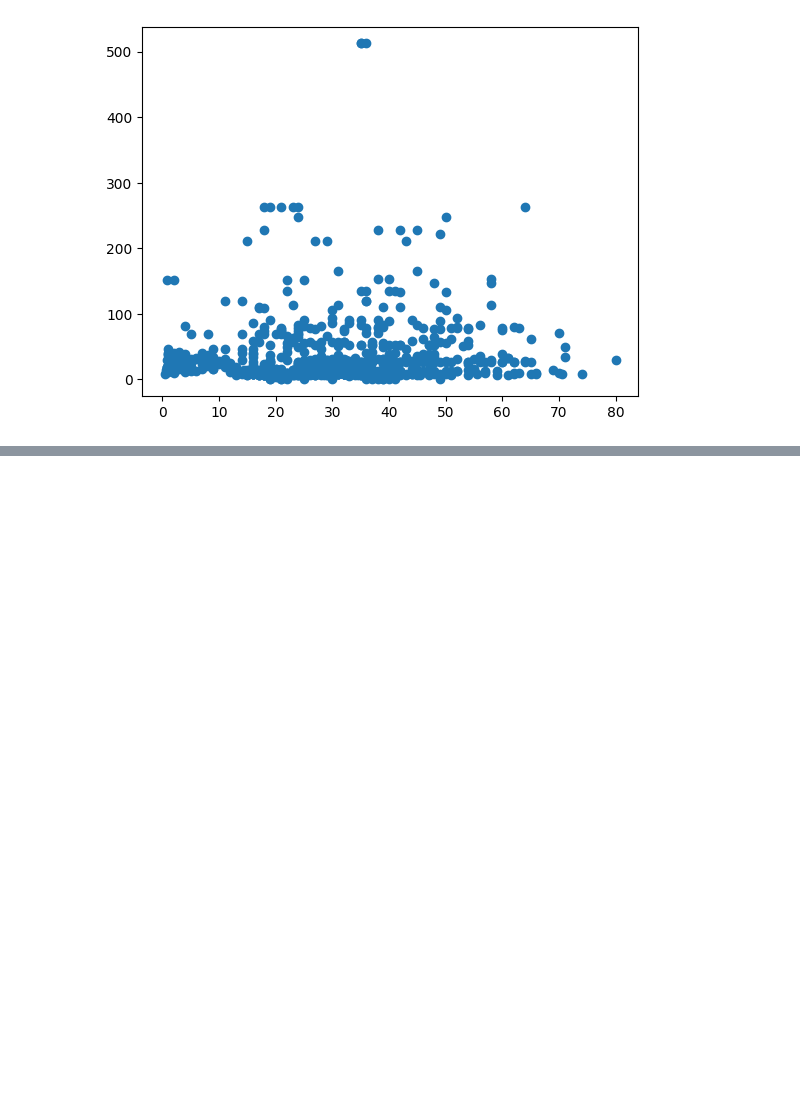
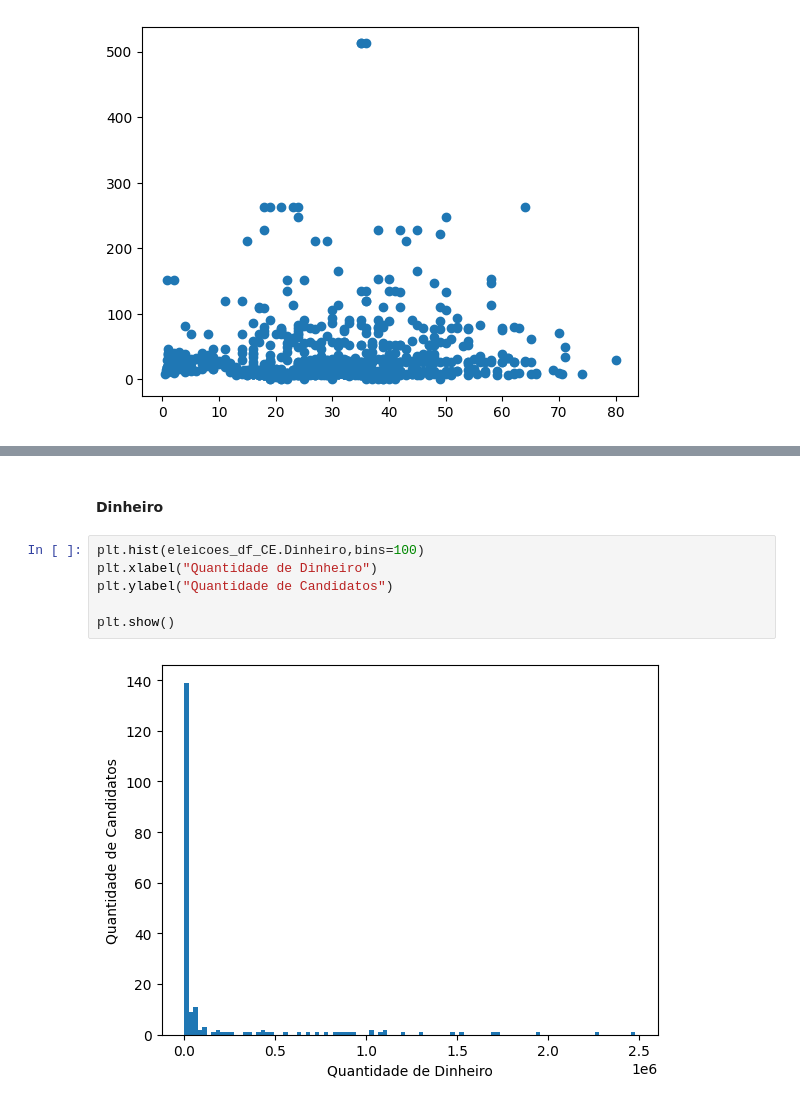
Before and after one commit to DaltonLinconl/mba_estatistica_projeto, a Jupyter notebook: trabalho.ipynb, the cells around one changed output, grey strips where cells are left out. Saved outputs shown, nothing was run; the diff lists cells and outputs as text; blank space fills up the shorter version.

```diff
--- a/trabalho.ipynb
+++ b/trabalho.ipynb
@@ -67,0 +118,10 @@ titanic_df[["Age","Fare"]].corr('pearson')
+# %% [markdown]
+#### Dinheiro
+# %%
+plt.hist(eleicoes_df_CE.Dinheiro,bins=100)
+plt.xlabel("Quantidade de Dinheiro")
+plt.ylabel("Quantidade de Candidatos")
+
+plt.show()
+# %% [output]
+[figure, added]
```
Also changed, not shown: parts of 25 cells of this notebook.
